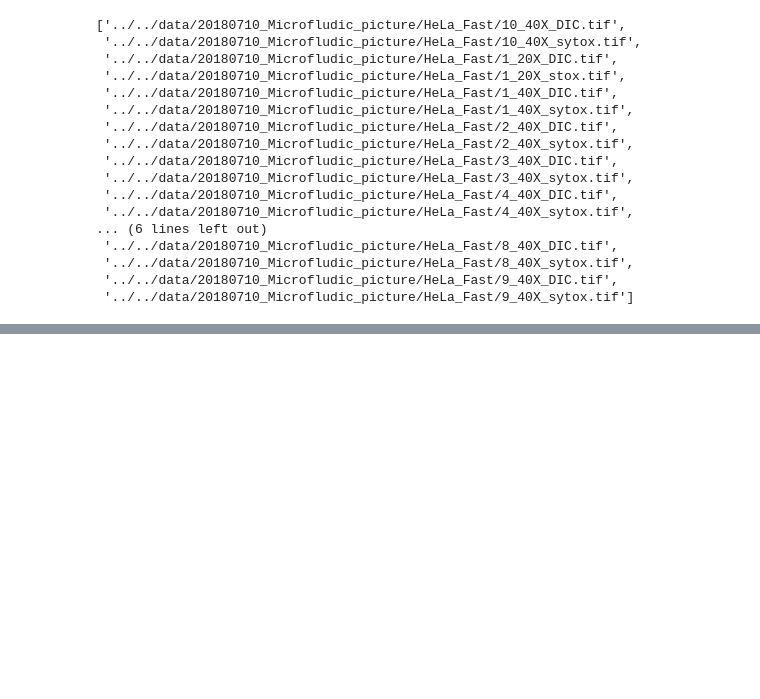
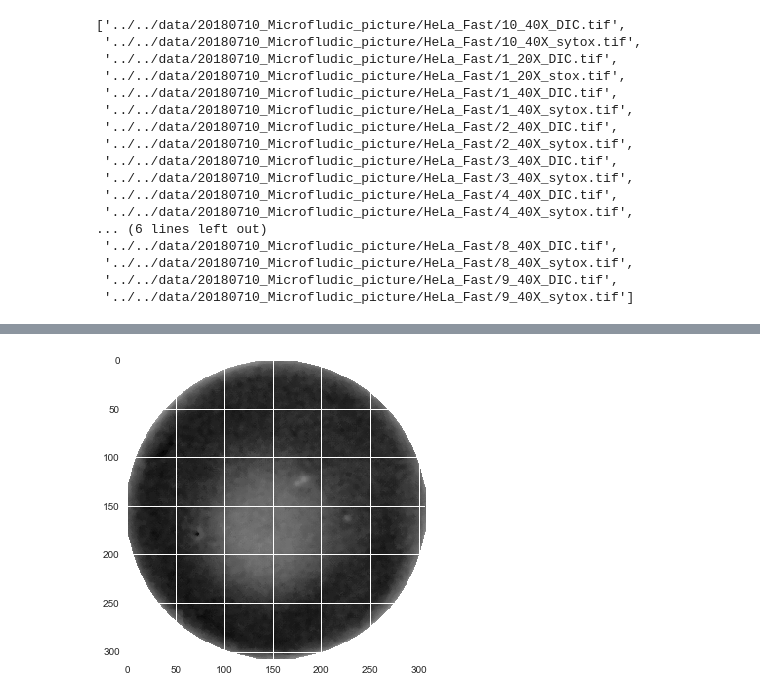
Before and after one commit to adamcatching/Polio_DIPS, a Jupyter notebook: notebook/2018_07/2018_07_16.ipynb, the cells around one changed output, grey strips where cells are left out. Cells and saved outputs as stored; diff of their text form; code cells hidden in the pictures; blank space fills up the shorter version.

```diff
--- a/notebook/2018_07/2018_07_16.ipynb
+++ b/notebook/2018_07/2018_07_16.ipynb
@@ -146,0 +212,18 @@ Input brightfield channel: 0
+# %%
+# Threshold based on a medium gaussian blur subtraction then thresholding
+
+# Remove any hot pixels
+selem = skimage.morphology.disk(3)
+no_cell_median = skimage.filters.median(no_cell_droplet, selem)
+cell_median = skimage.filters.median(cell_droplet, selem)
+
+no_cell_gaussian_blur = skimage.filters.gaussian(no_cell_median, sigma=15)
+cell_gaussian_blur = skimage.filters.gaussian(cell_median, sigma=15)
+
+no_cell_sub_gaussian = no_cell_median - no_cell_gaussian_blur
+cell_sub_gaussian = cell_median - cell_gaussian_blur
+
+plt.imshow(no_cell_sub_gaussian)
+plt.show()
+# %% [output]
+[figure, added]
```
Also changed, not shown: parts of 17 cells of this notebook.
